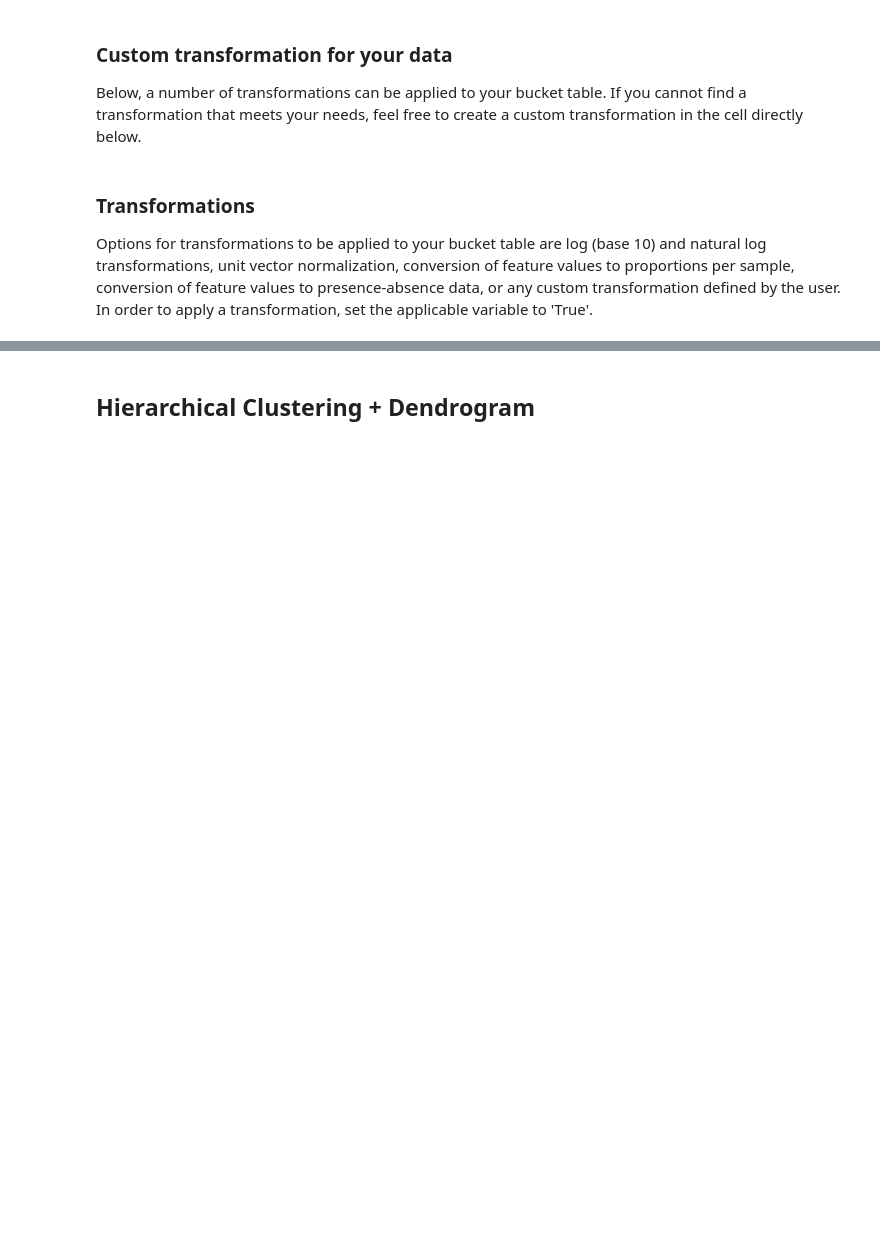
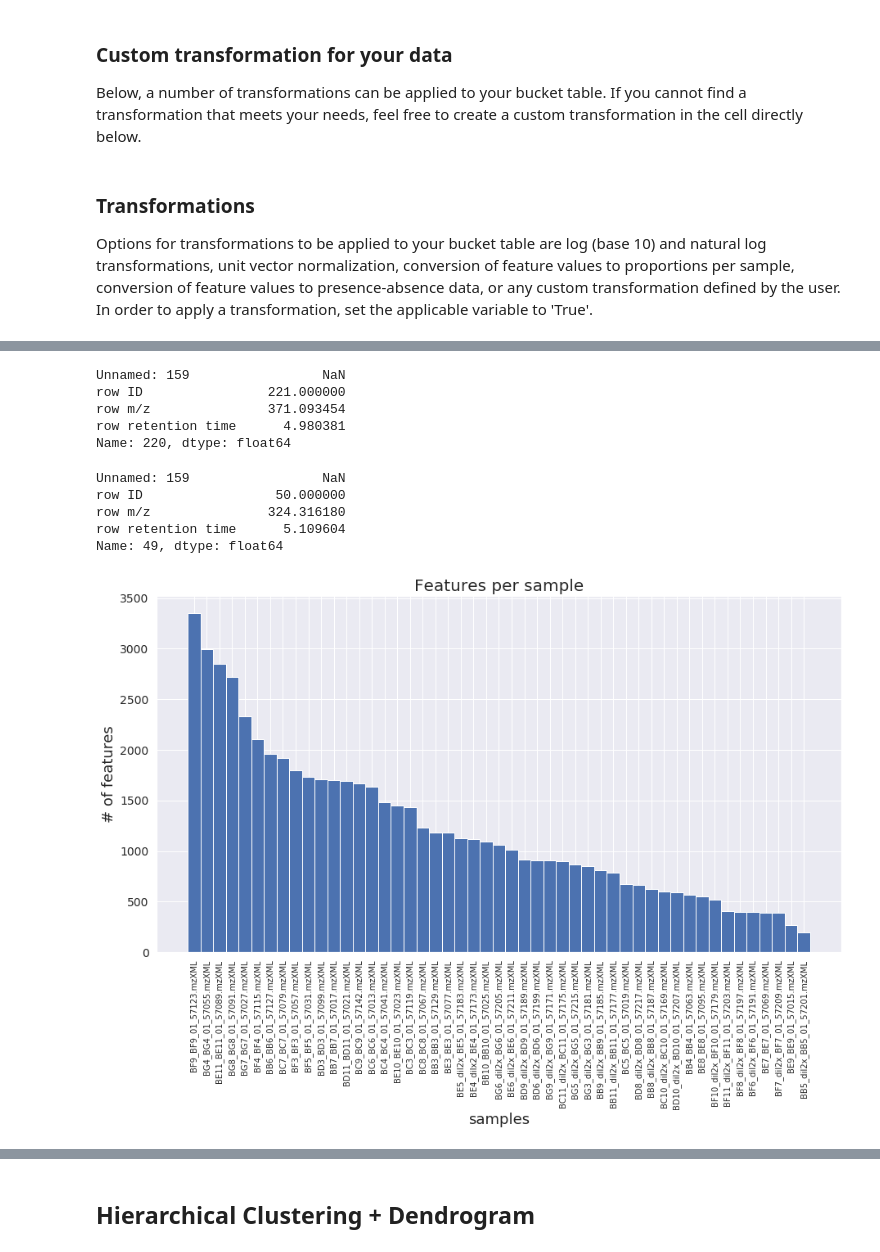
Before and after one commit to c-leber/ORCA, a Jupyter notebook: ORCA.ipynb, the cells around one changed output, grey strips where cells are left out. Saved outputs shown, nothing was run; the diff lists cells and outputs as text; code cells hidden in the pictures; blank space fills up the shorter version.

```diff
--- a/ORCA.ipynb
+++ b/ORCA.ipynb
@@ -497,0 +702,34 @@ df_transformed
+# %%
+col_ref_df.loc[220]
+# %% [output]
+Unnamed: 159                 NaN
+row ID                221.000000
+row m/z               371.093454
+row retention time      4.980381
+Name: 220, dtype: float64
+# %%
+col_ref_df.loc[49]
+# %% [output]
+Unnamed: 159                 NaN
+row ID                 50.000000
+row m/z               324.316180
+row retention time      5.109604
+Name: 49, dtype: float64
+# %%
+labels = np.sum(df_transformed > 0).sort_values(ascending = False).index
+values = np.sum(df_transformed > 0).sort_values(ascending = False).values
+
+indexes = np.arange(len(labels))
+width = 1
+
+plt.figure(figsize=(15,8))
+plt.bar(indexes, values, width)
+plt.xticks(indexes, labels)
+plt.title('Features per sample', fontsize=20)
+plt.ylabel('# of features', fontsize=18)
+plt.yticks(fontsize=14)
+plt.xlabel('samples', fontsize=18)
+plt.xticks(fontsize=10, rotation=90)
+plt.show()
+# %% [output]
+[figure, added]
```
Also changed, not shown: parts of 49 cells of this notebook.
